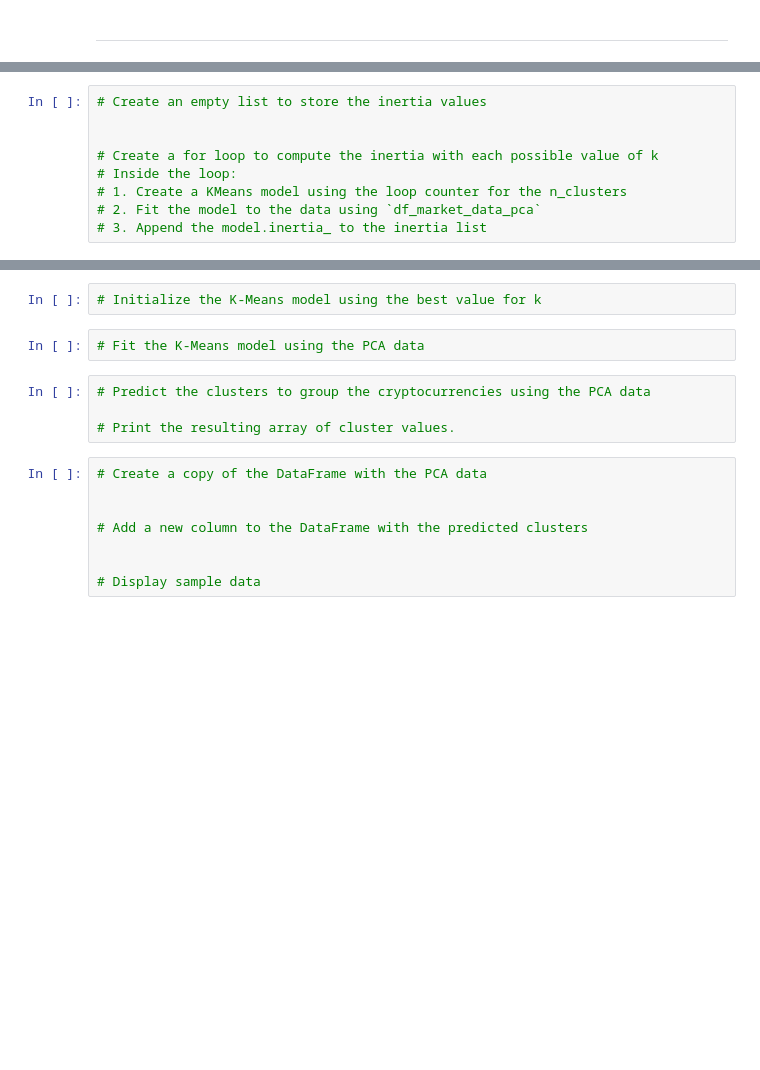
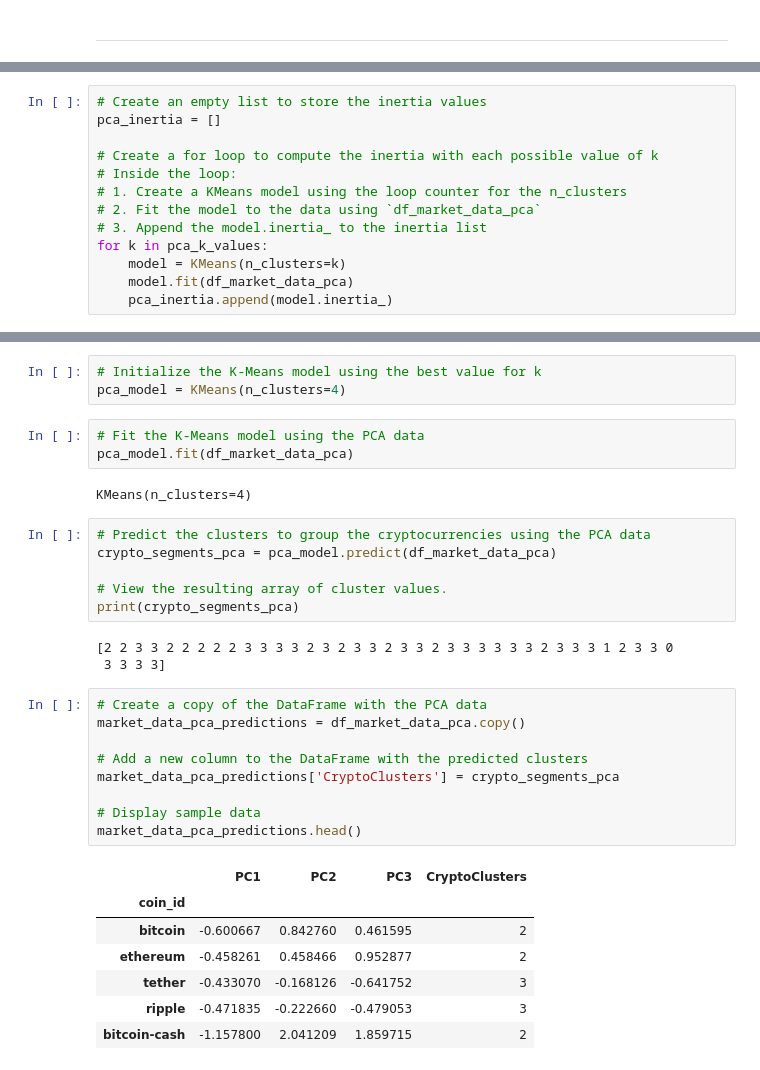
Before and after one commit to w7negreiros/CryptoClustering, a Jupyter notebook: Crypto_Clustering.ipynb, the cells around one changed output, grey strips where cells are left out. Saved outputs shown, nothing was run; the diff lists cells and outputs as text; blank space fills up the shorter version.

```diff
--- a/Crypto_Clustering.ipynb
+++ b/Crypto_Clustering.ipynb
@@ -164,11 +276,15 @@ df_market_data.hvplot.line(
 # %%
 # Create an empty list to store the inertia values
-
+pca_inertia = []
 
 # Create a for loop to compute the inertia with each possible value of k
 # Inside the loop:
 # 1. Create a KMeans model using the loop counter for the n_clusters
 # 2. Fit the model to the data using `df_market_data_pca`
 # 3. Append the model.inertia_ to the inertia list
+for k in pca_k_values:
+    model = KMeans(n_clusters=k)
+    model.fit(df_market_data_pca)
+    pca_inertia.append(model.inertia_)
 # %%
 # Create a dictionary with the data to plot the Elbow curve
@@ -193,19 +329,37 @@ df_market_data.hvplot.line(
 # %%
 # Initialize the K-Means model using the best value for k
+pca_model = KMeans(n_clusters=4)
 # %%
 # Fit the K-Means model using the PCA data
+pca_model.fit(df_market_data_pca)
+# %% [output]
+KMeans(n_clusters=4)
 # %%
 # Predict the clusters to group the cryptocurrencies using the PCA data
+crypto_segments_pca = pca_model.predict(df_market_data_pca)
 
-# Print the resulting array of cluster values.
+# View the resulting array of cluster values.
+print(crypto_segments_pca)
+# %% [output]
+[2 2 3 3 2 2 2 2 2 3 3 3 3 2 3 2 3 3 2 3 3 2 3 3 3 3 3 3 2 3 3 3 1 2 3 3 0
+ 3 3 3 3]
 # %%
 # Create a copy of the DataFrame with the PCA data
-
+market_data_pca_predictions = df_market_data_pca.copy()
 
 # Add a new column to the DataFrame with the predicted clusters
-
+market_data_pca_predictions['CryptoClusters'] = crypto_segments_pca
 
 # Display sample data
+market_data_pca_predictions.head()
+# %% [output]
+|  | PC1 | PC2 | PC3 | CryptoClusters |
+| coin_id |  |  |  |  |
+| bitcoin | -0.600667 | 0.842760 | 0.461595 | 2 |
+| ethereum | -0.458261 | 0.458466 | 0.952877 | 2 |
+| tether | -0.433070 | -0.168126 | -0.641752 | 3 |
+| ripple | -0.471835 | -0.222660 | -0.479053 | 3 |
+| bitcoin-cash | -1.157800 | 2.041209 | 1.859715 | 2 |
 # %%
 # Create a scatter plot using hvPlot by setting
 # `x="PC1"` and `y="PC2"`.
```
Also changed, not shown: parts of 38 cells of this notebook.
